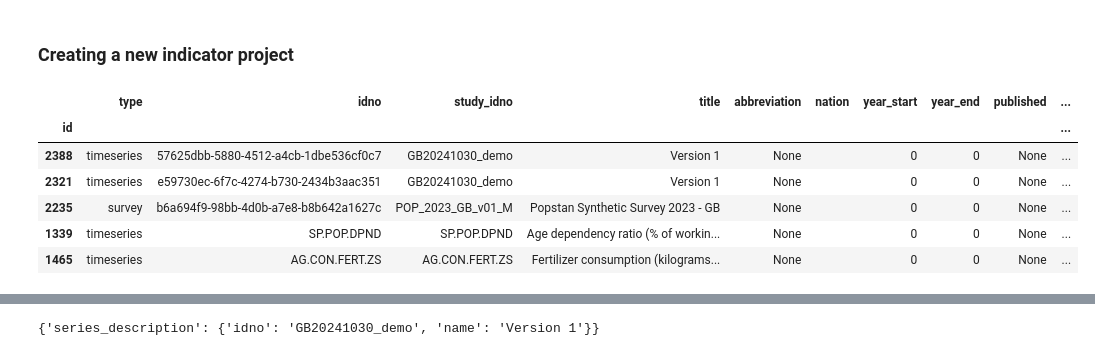
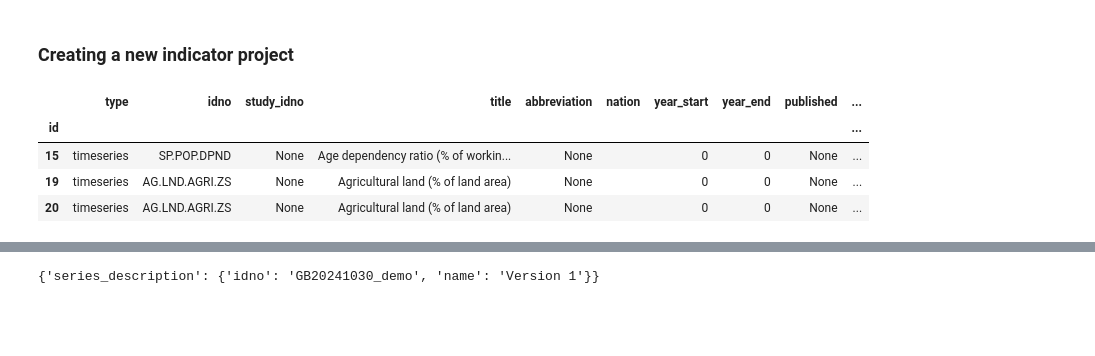
Before and after one commit to mah0001/pymetadataeditor, a Jupyter notebook: demo.ipynb, the cells around one changed output, grey strips where cells are left out. Cells and saved outputs as stored; diff of their text form; code cells hidden in the pictures; blank space fills up the shorter version.

```diff
--- a/demo.ipynb
+++ b/demo.ipynb
@@ -42,15 +42,13 @@ series_description = {
 
 indicator_id = me.create_project_log("indicator", {"idno": demo_name, "series_description": series_description})
 # %%
-me.list_projects(limit=5, sort_by="updated_desc")
+me.list_projects(limit=3, sort_by="updated_asc")
 # %% [output]
 |  | type | idno | study_idno | title | abbreviation | nation | year_start | year_end | published | ... |
 | id |  |  |  |  |  |  |  |  |  | ... |
-| 2388 | timeseries | 57625dbb-5880-4512-a4cb-1dbe536cf0c7 | GB20241030_demo | Version 1 | None |  | 0 | 0 | None | ... |
-| 2321 | timeseries | e59730ec-6f7c-4274-b730-2434b3aac351 | GB20241030_demo | Version 1 | None |  | 0 | 0 | None | ... |
-| 2235 | survey | b6a694f9-98bb-4d0b-a7e8-b8b642a1627c | POP_2023_GB_v01_M | Popstan Synthetic Survey 2023 - GB | None |  | 0 | 0 | None | ... |
-| 1339 | timeseries | SP.POP.DPND | SP.POP.DPND | Age dependency ratio (% of workin... | None |  | 0 | 0 | None | ... |
-| 1465 | timeseries | AG.CON.FERT.ZS | AG.CON.FERT.ZS | Fertilizer consumption (kilograms... | None |  | 0 | 0 | None | ... |
+| 15 | timeseries | SP.POP.DPND | None | Age dependency ratio (% of workin... | None |  | 0 | 0 | None | ... |
+| 19 | timeseries | AG.LND.AGRI.ZS | None | Agricultural land (% of land area) | None |  | 0 | 0 | None | ... |
+| 20 | timeseries | AG.LND.AGRI.ZS | None | Agricultural land (% of land area) | None |  | 0 | 0 | None | ... |
 # %%
 me.get_project_by_id(indicator_id)
 # %% [output]
```
Also changed, not shown: parts of 10 cells of this notebook, 4 other files.
